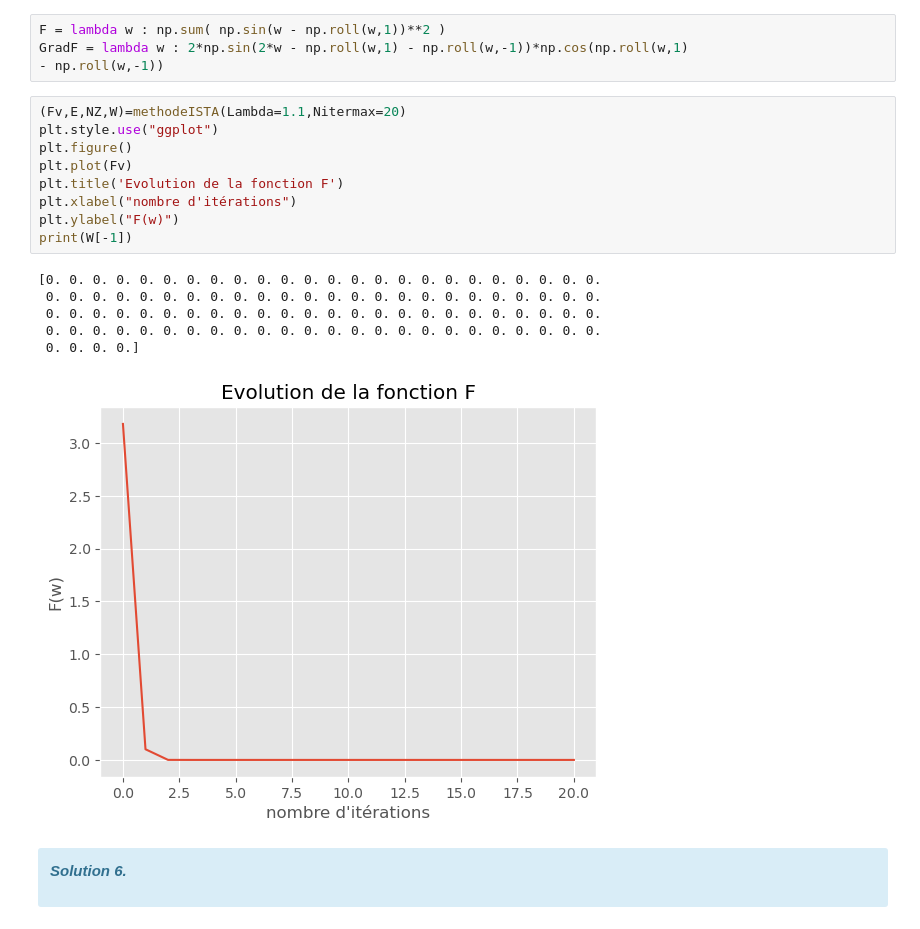
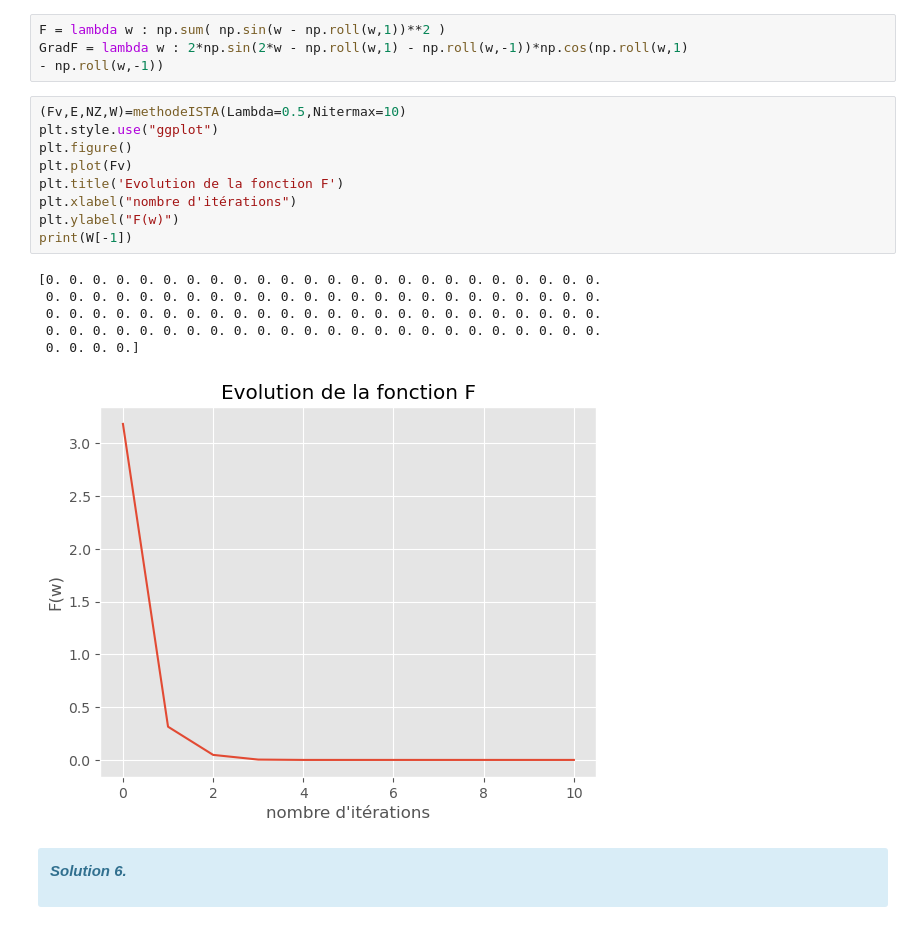
Before and after one commit to VictorNiaussat/optimization, a Jupyter notebook: TP4_Gradient_stochastique_et_regularisation_l1.ipynb, the cells around one changed output. Drawn from its saved outputs; the diff is of its cells as text.

```diff
--- a/TP4_Gradient_stochastique_et_regularisation_l1.ipynb
+++ b/TP4_Gradient_stochastique_et_regularisation_l1.ipynb
@@ -801,21 +801,21 @@ $= 2sin(2w_m-w_{m-1}-w_{m+1})cos(w_{m+1}-w_{m-1})$
 F = lambda w : np.sum( np.sin(w - np.roll(w,1))**2 )
 GradF = lambda w : 2*np.sin(2*w - np.roll(w,1) - np.roll(w,-1))*np.cos(np.roll(w,1)                                                                   - np.roll(w,-1))
 # %%
-(Fv,E,NZ,W)=methodeISTA(Lambda=1.1,Nitermax=20)
+(Fv,E,NZ,W)=methodeISTA(Lambda=0.5,Nitermax=10)
 plt.style.use("ggplot")
 plt.figure()
 plt.plot(Fv)
 plt.title('Evolution de la fonction F')
 plt.xlabel("nombre d'itérations")
 plt.ylabel("F(w)")
 print(W[-1])
 # %% [output]
 [0. 0. 0. 0. 0. 0. 0. 0. 0. 0. 0. 0. 0. 0. 0. 0. 0. 0. 0. 0. 0. 0. 0. 0.
  0. 0. 0. 0. 0. 0. 0. 0. 0. 0. 0. 0. 0. 0. 0. 0. 0. 0. 0. 0. 0. 0. 0. 0.
  0. 0. 0. 0. 0. 0. 0. 0. 0. 0. 0. 0. 0. 0. 0. 0. 0. 0. 0. 0. 0. 0. 0. 0.
  0. 0. 0. 0. 0. 0. 0. 0. 0. 0. 0. 0. 0. 0. 0. 0. 0. 0. 0. 0. 0. 0. 0. 0.
  0. 0. 0. 0.]
-[figure, old version]
+[figure, new version]
 # %% [markdown]
 <div class="alert alert-block alert-info" style="margin-top: 0px">
 
```
Also changed, not shown: parts of 1 cell of this notebook.
